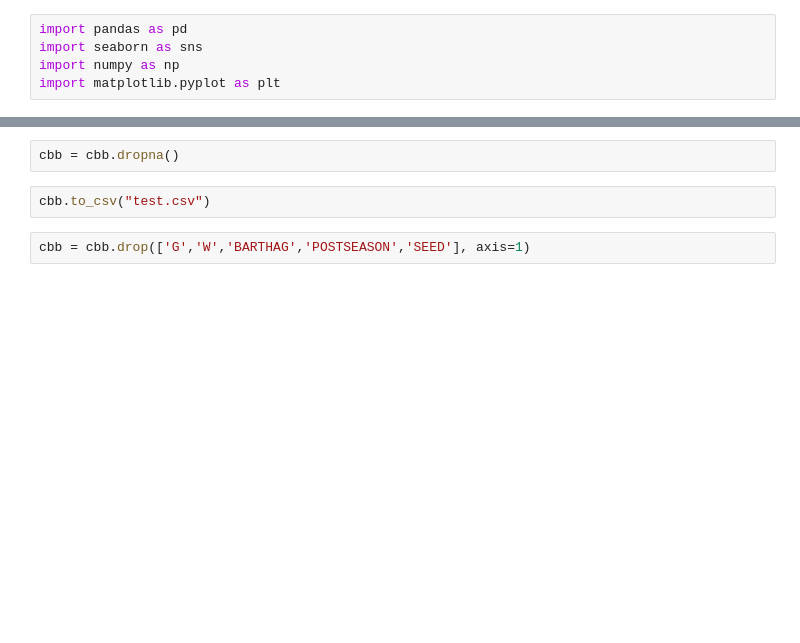
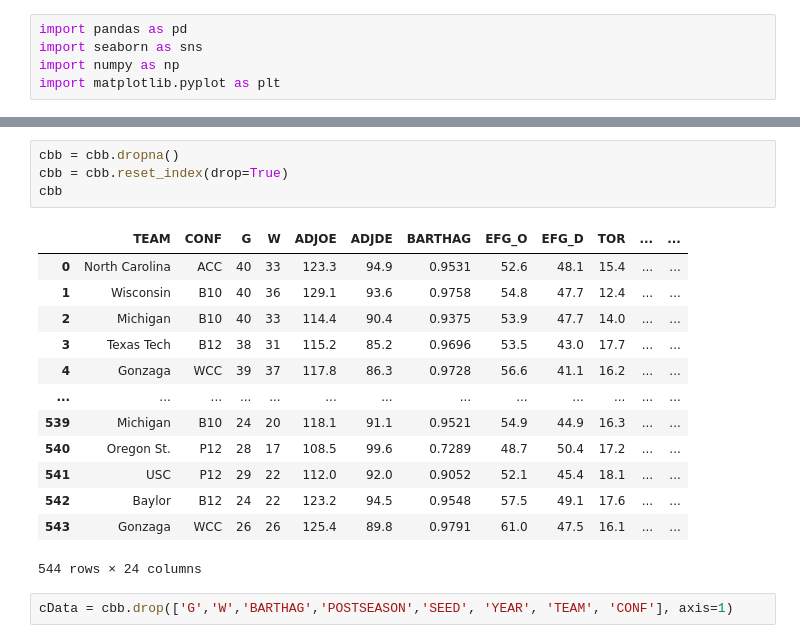
Before and after one commit to shaverm96/Group5Project, a Jupyter notebook: Final.ipynb, the cells around one changed output, grey strips where cells are left out. Saved outputs shown, nothing was run; the diff lists cells and outputs as text; blank space fills up the shorter version.

```diff
--- a/Final.ipynb
+++ b/Final.ipynb
@@ -43,8 +43,22 @@ YEAR             0
 dtype: int64
 # %%
 cbb = cbb.dropna()
+cbb = cbb.reset_index(drop=True)
+cbb
+# %% [output]
+|  | TEAM | CONF | G | W | ADJOE | ADJDE | BARTHAG | EFG_O | EFG_D | TOR | ... | ... |
+| 0 | North Carolina | ACC | 40 | 33 | 123.3 | 94.9 | 0.9531 | 52.6 | 48.1 | 15.4 | ... | ... |
+| 1 | Wisconsin | B10 | 40 | 36 | 129.1 | 93.6 | 0.9758 | 54.8 | 47.7 | 12.4 | ... | ... |
+| 2 | Michigan | B10 | 40 | 33 | 114.4 | 90.4 | 0.9375 | 53.9 | 47.7 | 14.0 | ... | ... |
+| 3 | Texas Tech | B12 | 38 | 31 | 115.2 | 85.2 | 0.9696 | 53.5 | 43.0 | 17.7 | ... | ... |
+| 4 | Gonzaga | WCC | 39 | 37 | 117.8 | 86.3 | 0.9728 | 56.6 | 41.1 | 16.2 | ... | ... |
+| ... | ... | ... | ... | ... | ... | ... | ... | ... | ... | ... | ... | ... |
+| 539 | Michigan | B10 | 24 | 20 | 118.1 | 91.1 | 0.9521 | 54.9 | 44.9 | 16.3 | ... | ... |
+| 540 | Oregon St. | P12 | 28 | 17 | 108.5 | 99.6 | 0.7289 | 48.7 | 50.4 | 17.2 | ... | ... |
+| 541 | USC | P12 | 29 | 22 | 112.0 | 92.0 | 0.9052 | 52.1 | 45.4 | 18.1 | ... | ... |
+| 542 | Baylor | B12 | 24 | 22 | 123.2 | 94.5 | 0.9548 | 57.5 | 49.1 | 17.6 | ... | ... |
+| 543 | Gonzaga | WCC | 26 | 26 | 125.4 | 89.8 | 0.9791 | 61.0 | 47.5 | 16.1 | ... | ... |
+544 rows × 24 columns
-# %%
-cbb.to_csv("test.csv")
 # %%
-cbb = cbb.drop(['G','W','BARTHAG','POSTSEASON','SEED'], axis=1)
+cData = cbb.drop(['G','W','BARTHAG','POSTSEASON','SEED', 'YEAR', 'TEAM', 'CONF'], axis=1)
 # %%
```
Also changed, not shown: parts of 16 cells of this notebook.
